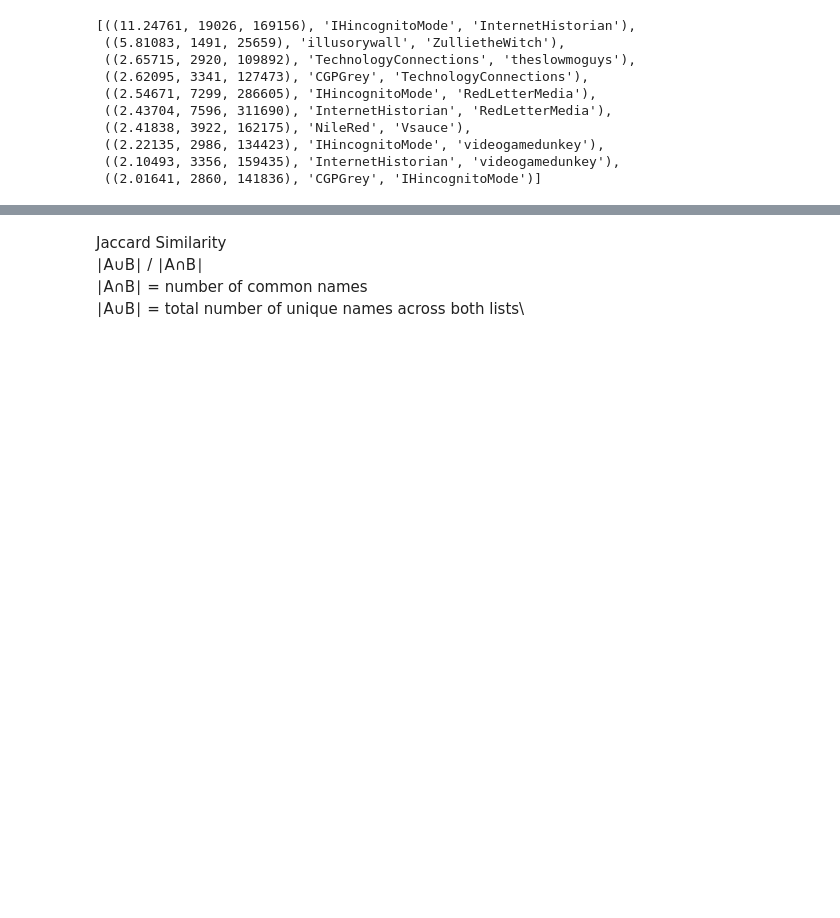
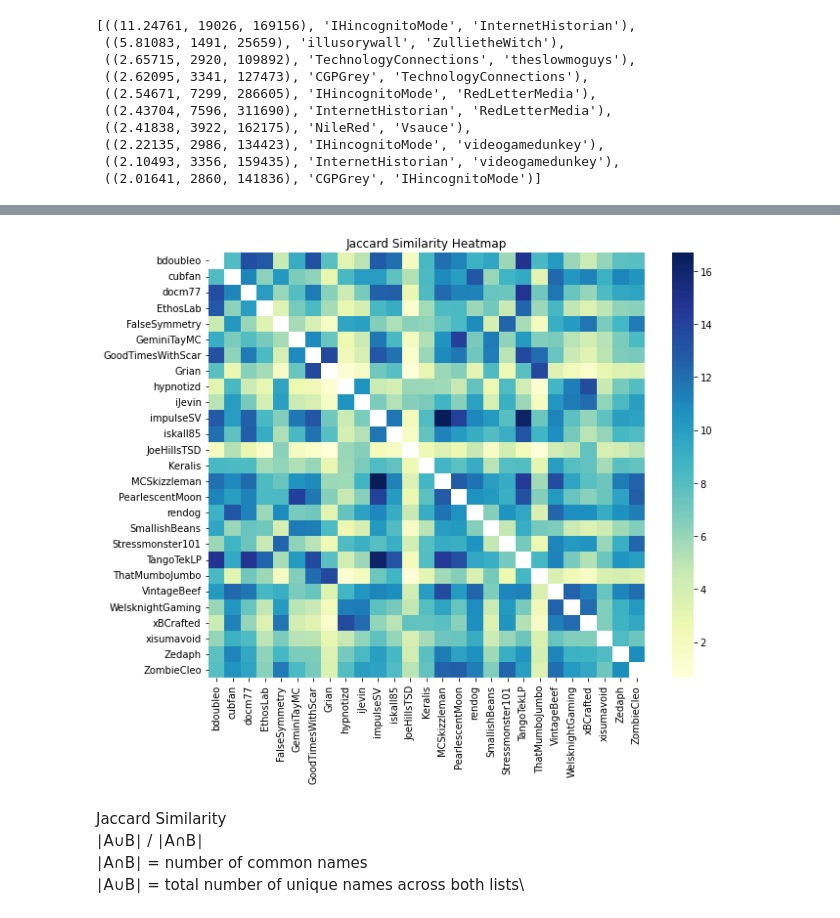
Before and after one commit to evanhollier/YT_comments, a Jupyter notebook: analysis.ipynb, the cells around one changed output, grey strips where cells are left out. Cells and saved outputs as stored; diff of their text form; code cells hidden in the pictures; blank space fills up the shorter version.

Commit message:
2nd group analysis. create heatmap

```diff
--- a/analysis.ipynb
+++ b/analysis.ipynb
@@ -101,3 +84,6 @@ df1_sorted[:10]
  ((2.22135, 2986, 134423), 'IHincognitoMode', 'videogamedunkey'),
  ((2.10493, 3356, 159435), 'InternetHistorian', 'videogamedunkey'),
  ((2.01641, 2860, 141836), 'CGPGrey', 'IHincognitoMode')]
+# %%
+df2 = generate_df("Channels/hermits")
+df2_sorted = get_sorted_values(df2)
@@ -104,3 +103,15 @@ df1_sorted[:10]
+# %%
+def create_heatmap(df):
+    df_values = df.applymap(lambda x: x[0] if isinstance(x, tuple) else x)
+    plt.figure(figsize=(10, 8))
+    mask = np.triu(np.ones_like(df, dtype=bool))
+    sns.heatmap(df_values, mask=mask, annot=False, cmap="YlGnBu", cbar=True)
+    plt.title('Jaccard Similarity Heatmap')
+    plt.show()
+# %%
+create_heatmap(df2)
+# %% [output]
+[figure, added]
 # %% [markdown]
 Jaccard Similarity\
 ∣A∪B∣ / ∣A∩B∣\
```
Also changed, not shown: parts of 3 cells of this notebook.
